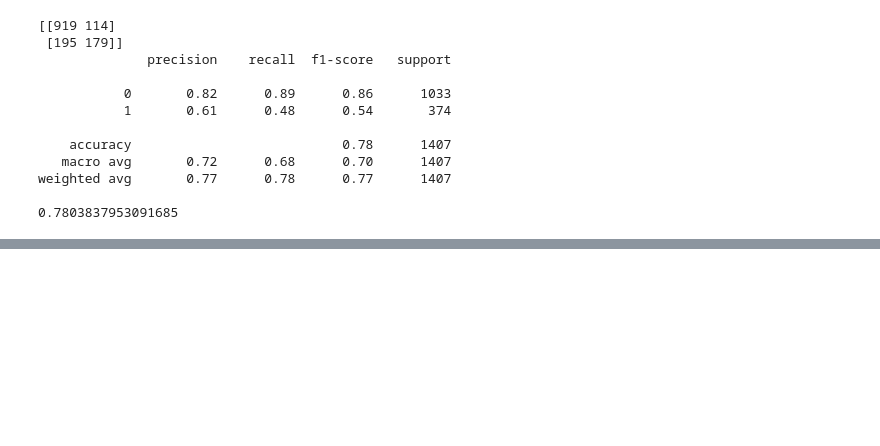
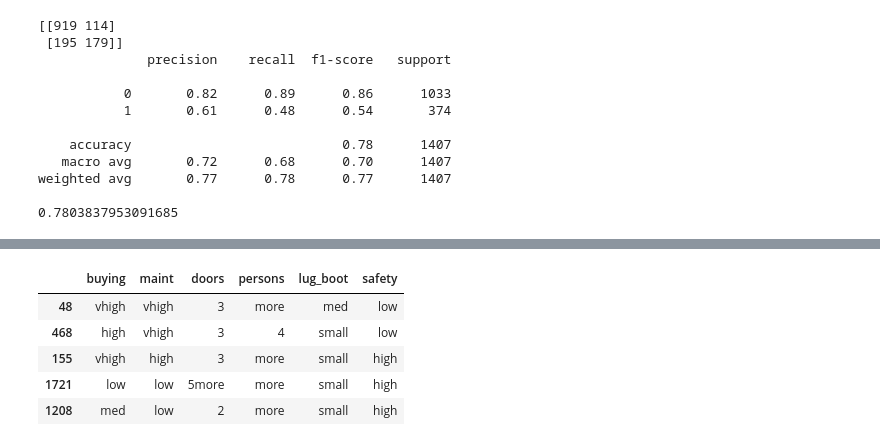
Before and after one commit to sreyas-sunandan/summer-internship-AI-ML, a Jupyter notebook: summerintership_ai_ml.ipynb, the cells around one changed output, grey strips where cells are left out. Cells and saved outputs as stored; diff of their text form; code cells hidden in the pictures; blank space fills up the shorter version.

```diff
--- a/summerintership_ai_ml.ipynb
+++ b/summerintership_ai_ml.ipynb
@@ -561,0 +673,8 @@ weighted avg       0.77      0.78      0.77      1407
+# %%
+X = df.drop(['class'], axis=1)
+
+y = df['class']
+# %%
+from sklearn.model_selection import train_test_split
+
+X_train, X_test, y_train, y_test = train_test_split(X, y, test_size = 0.33, random_state = 42)
@@ -561,0 +696,9 @@ weighted avg       0.77      0.78      0.77      1407
+# %%
+X_train.head()
+# %% [output]
+|  | buying | maint | doors | persons | lug_boot | safety |
+| 48 | vhigh | vhigh | 3 | more | med | low |
+| 468 | high | vhigh | 3 | 4 | small | low |
+| 155 | vhigh | high | 3 | more | small | high |
+| 1721 | low | low | 5more | more | small | high |
+| 1208 | med | low | 2 | more | small | high |
```
Also changed, not shown: parts of 30 cells of this notebook.
